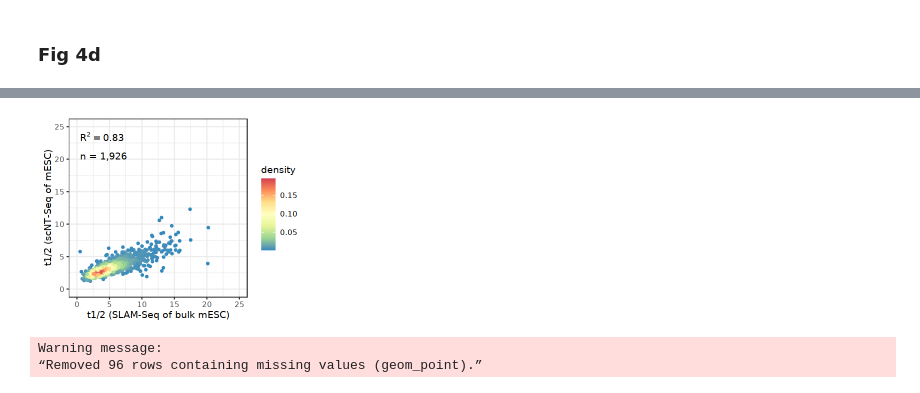
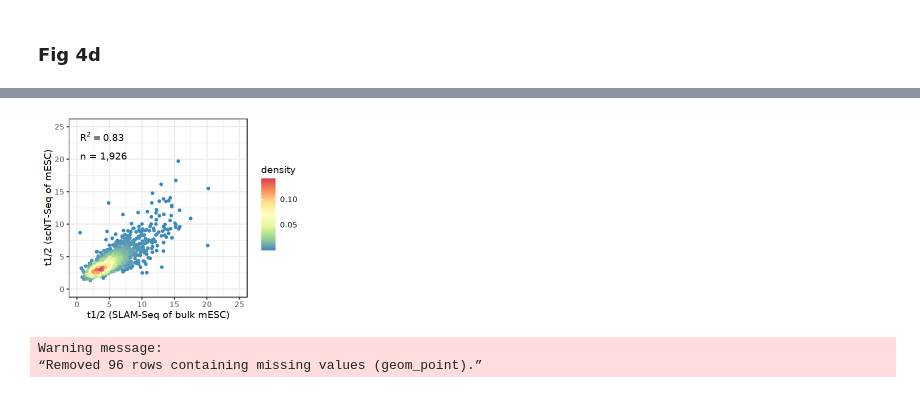
Before and after one commit to wulabupenn/scNT-seq, a Jupyter notebook: notebook_for_figures/scNTseq_final_Fig4.ipynb, the cells around one changed output, grey strips where cells are left out. Saved outputs shown, nothing was run; the diff lists cells and outputs as text; code cells hidden in the pictures.

```diff
--- a/notebook_for_figures/scNTseq_final_Fig4.ipynb
+++ b/notebook_for_figures/scNTseq_final_Fig4.ipynb
@@ -43,4 +43,4 @@ ggplot(dat.fig4c,aes(variable,value2,group=type,col=type)) + geom_point() + geom
 # %% [markdown]
 ### Fig 4d
 # %%
-dat.fig4d.p1 <- readRDS("Fig4d_part1.rds")
+dat.fig4d.p1 <- readRDS("Fig4d_part1_cc_corrected.rds")
@@ -65,7 +57,7 @@ get_density <- function(x, y, ...) {
   return(dens$z[ii])
 }
 # %%
-dat <- dat.fig4d.p1 %>% dplyr::rename(x=hf.slam,y=hf)
+dat <- dat.fig4d.p1
 dat$density <- get_density(dat$x, dat$y, n = 1000)
 
 options(repr.plot.height=3.5,repr.plot.width=4.5)
@@ -78,4 +72,4 @@ ggplot(dat) + geom_point(aes(x, y, color = density),size=1) + scale_color_distil
-[figure, old version]
+[figure, new version]
 # %%
 dat.fig4d.p2 <- readRDS("Fig4d_part2.rds")
 # %%
```
Also changed, not shown: parts of 2 cells of this notebook, 6 other files.
